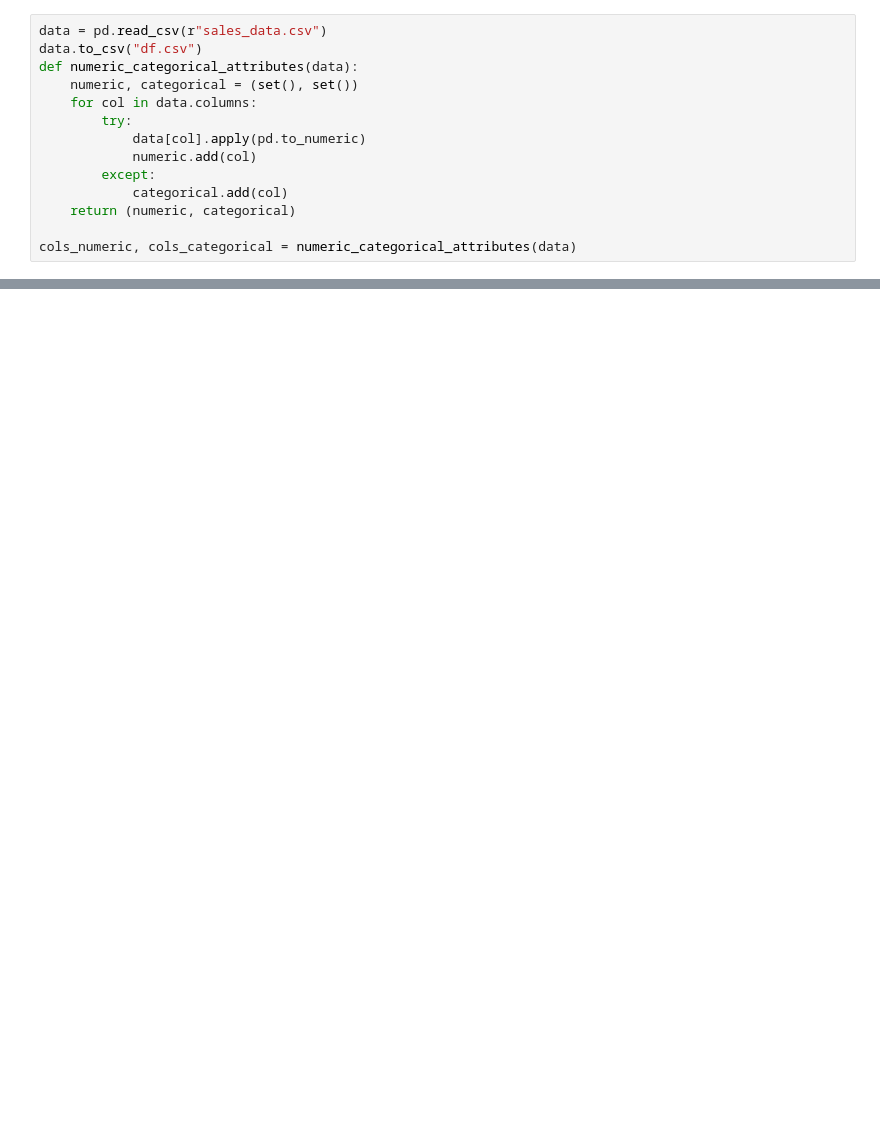
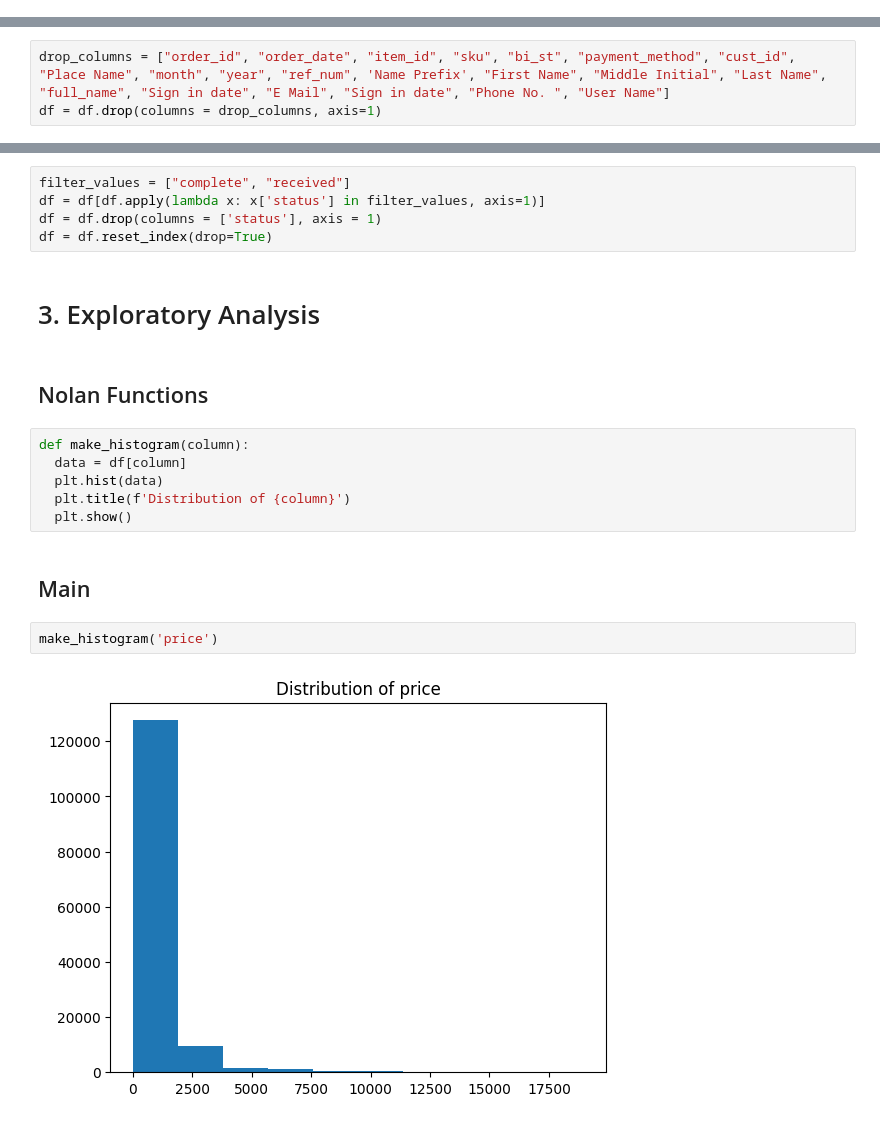
Before and after one commit to CategorIAN/CSCI550_Final, a Jupyter notebook: nb1.ipynb, the cells around one changed output, grey strips where cells are left out. Drawn from its saved outputs; the diff is of its cells as text; blank space fills up the shorter version.

```diff
--- a/nb1.ipynb
+++ b/nb1.ipynb
@@ -37,14 +40,0 @@ import statsmodels.api as sm
-# %%
-data = pd.read_csv(r"sales_data.csv")
-data.to_csv("df.csv")
-def numeric_categorical_attributes(data):
-    numeric, categorical = (set(), set())
-    for col in data.columns:
-        try:
-            data[col].apply(pd.to_numeric)
-            numeric.add(col)
-        except:
-            categorical.add(col)
-    return (numeric, categorical)
-
-cols_numeric, cols_categorical = numeric_categorical_attributes(data)
@@ -102,0 +88,3 @@ data_2
+# %%
+drop_columns = ["order_id", "order_date", "item_id", "sku", "bi_st", "payment_method", "cust_id", "Place Name", "month", "year", "ref_num", 'Name Prefix', "First Name", "Middle Initial", "Last Name", "full_name", "Sign in date", "E Mail", "Sign in date", "Phone No. ", "User Name"]
+df = df.drop(columns = drop_columns, axis=1)
@@ -102,0 +98,21 @@ data_2
+# %%
+filter_values = ["complete", "received"]
+df = df[df.apply(lambda x: x['status'] in filter_values, axis=1)]
+df = df.drop(columns = ['status'], axis = 1)
+df = df.reset_index(drop=True)
+# %% [markdown]
+# 3. Exploratory Analysis
+# %% [markdown]
+## Nolan Functions
+# %%
+def make_histogram(column):
+  data = df[column]
+  plt.hist(data)
+  plt.title(f'Distribution of {column}')
+  plt.show()
+# %% [markdown]
+## Main
+# %%
+make_histogram('price')
+# %% [output]
+[figure, added]
```
Also changed, not shown: parts of 32 cells of this notebook, 2 other files.
